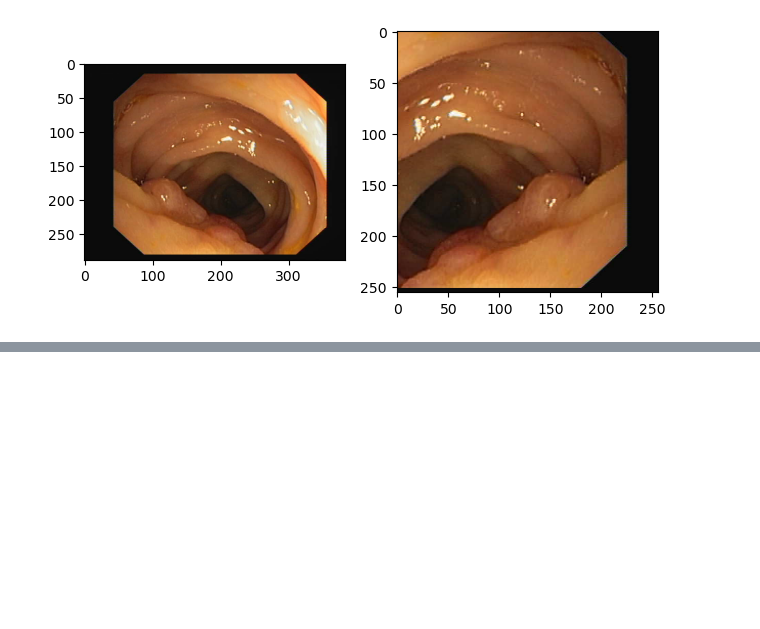
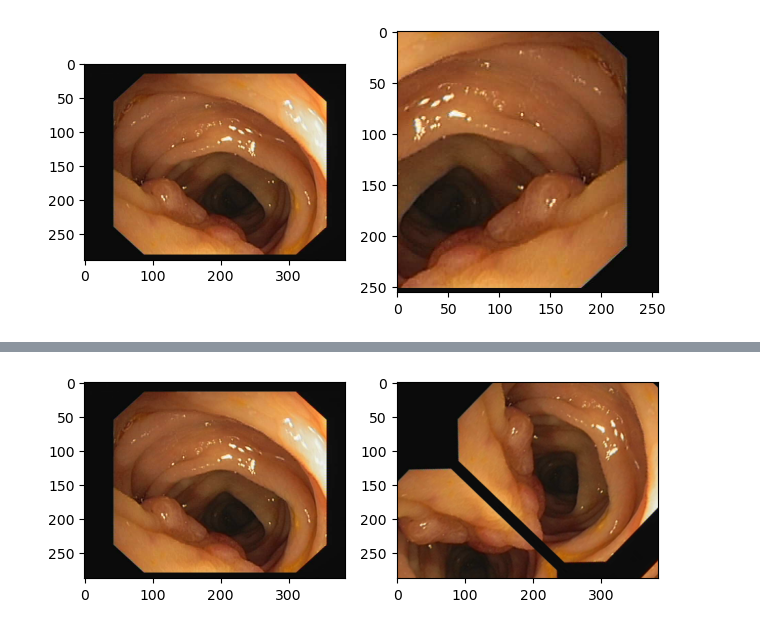
Before and after one commit to Mahi-Mai/SnekZone, a Jupyter notebook: notebooks/image-augmentation.ipynb, the cells around one changed output, grey strips where cells are left out. Drawn from its saved outputs; the diff is of its cells as text; code cells hidden in the pictures; blank space fills up the shorter version.

```diff
--- a/notebooks/image-augmentation.ipynb
+++ b/notebooks/image-augmentation.ipynb
@@ -83,0 +112,27 @@ plt.show()
+# %%
+# Test execution on their sample code
+i = 0
+
+pth = df.at[i, 'img_filepath']
+
+element = A.ShiftScaleRotate(shift_limit=0.5)
+
+# Declare an augmentation pipeline
+transform = A.Compose([
+    A.ShiftScaleRotate(shift_limit=0.25, p=1)
+])
+
+image = tif.imread(pth)
+
+# Augment an image
+transformed = transform(image=image)
+transformed_image = transformed["image"]
+
+plt.subplot(1,2,1)
+plt.imshow(image)
+plt.subplot(1,2,2)
+plt.imshow(transformed_image)
+plt.tight_layout()
+plt.show()
+# %% [output]
+[figure, added]
```
Also changed, not shown: parts of 3 cells of this notebook, 16 other files.
